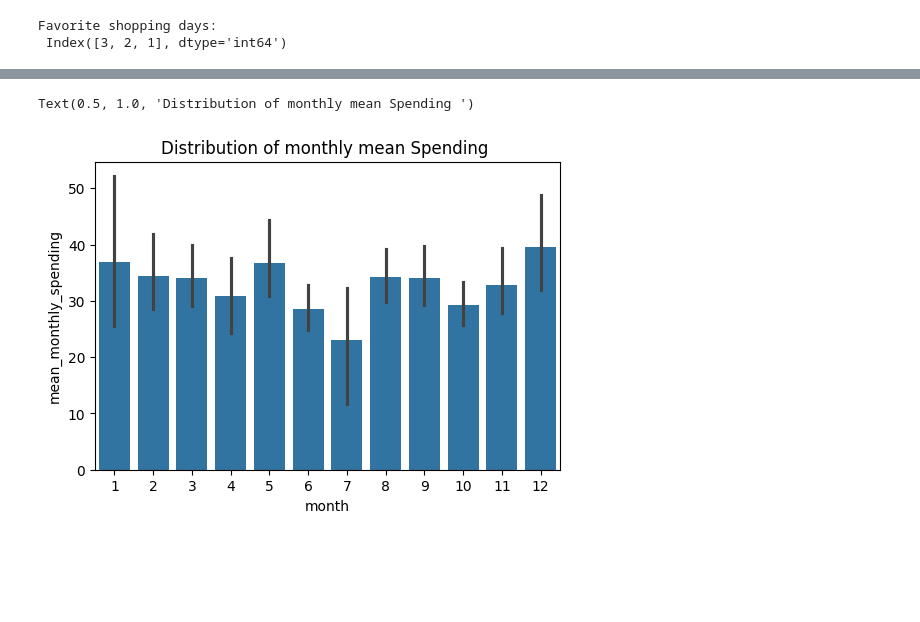
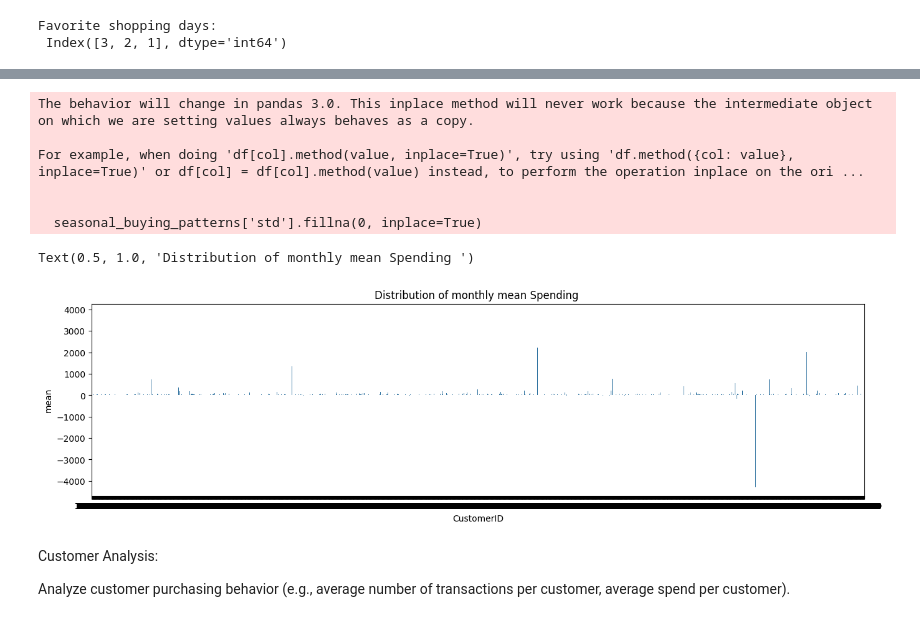
Before and after one commit to seemantk-protean/DevopsRepo, a Jupyter notebook: 29-07-2024.ipynb, the cells around one changed output, grey strips where cells are left out. Drawn from its saved outputs; the diff is of its cells as text; code cells hidden in the pictures; blank space fills up the shorter version.

```diff
--- a/29-07-2024.ipynb
+++ b/29-07-2024.ipynb
@@ -258,13 +266,16 @@ Identify any seasonal patterns in sales.
 # %%
 # Monthly sales trends
-monthly_sales = df.set_index('InvoiceDate').resample('M')['order_amt'].sum()
+ms=df.groupby(['year','month'])['order_amt'].sum().to_frame('Monthly_sales').reset_index()
+# ms
+ms['date'] = pd.to_datetime(ms[['year', 'month']].assign(day=1))
+# ms
+# Now use this new 'date' column for the x-axis
 plt.figure(figsize=(8, 4))
-sns.lineplot(data=monthly_sales)
+sns.lineplot(x='date', y='Monthly_sales', data=ms)
+
 plt.title('Monthly Sales Trends')
 plt.xlabel('Month')
-plt.ylabel('Revenue')
+plt.ylabel('Sales Amount')
+plt.xticks(rotation=45)
 plt.show()
-
-# Seasonal patterns
-# Here we can decompose the time series to see seasonal patterns (optional)
 # %% [output]
@@ -313,0 +311,3 @@ mean_monthly_spending
+# %%
+seasonal_buying_patterns = monthly_spending.groupby('CustomerID')['order_amt'].agg(['mean', 'std']).reset_index()
+seasonal_buying_patterns
@@ -314,9 +328,23 @@ mean_monthly_spending
+# %%
+seasonal_buying_patterns['std'].fillna(0, inplace=True)
+# %% [output]
+The behavior will change in pandas 3.0. This inplace method will never work because the intermediate object on which we are setting values always behaves as a copy.
+
+For example, when doing 'df[col].method(value, inplace=True)', try using 'df.method({col: value}, inplace=True)' or df[col] = df[col].method(value) instead, to perform the operation inplace on the ori ...
+
+
+  seasonal_buying_patterns['std'].fillna(0, inplace=True)
 # %%
-plt.figure(figsize=(6,4))
-sns.barplot(x=mean_monthly_spending['month'],y=mean_monthly_spending['mean_monthly_spending'])
+plt.figure(figsize=(16,4))
+mean_monthly_spending['date']=pd.to_datetime(ms[['year', 'month']].assign(day=1))
+sns.barplot(x=seasonal_buying_patterns['CustomerID'],y=seasonal_buying_patterns['mean']) # type: ignore
 
 plt.title("Distribution of monthly mean Spending ")
-# plt.legend(mean_monthly_spending["mean_monthly_spending"])
+plt.legend(mean_monthly_spending["mean_monthly_spending"])
 # %% [output]
 Text(0.5, 1.0, 'Distribution of monthly mean Spending ')
-[figure, old version]
+[figure, new version]
+# %% [markdown]
+Customer Analysis:
+
+Analyze customer purchasing behavior (e.g., average number of transactions per customer, average spend per customer).
```
Also changed, not shown: parts of 39 cells of this notebook.
